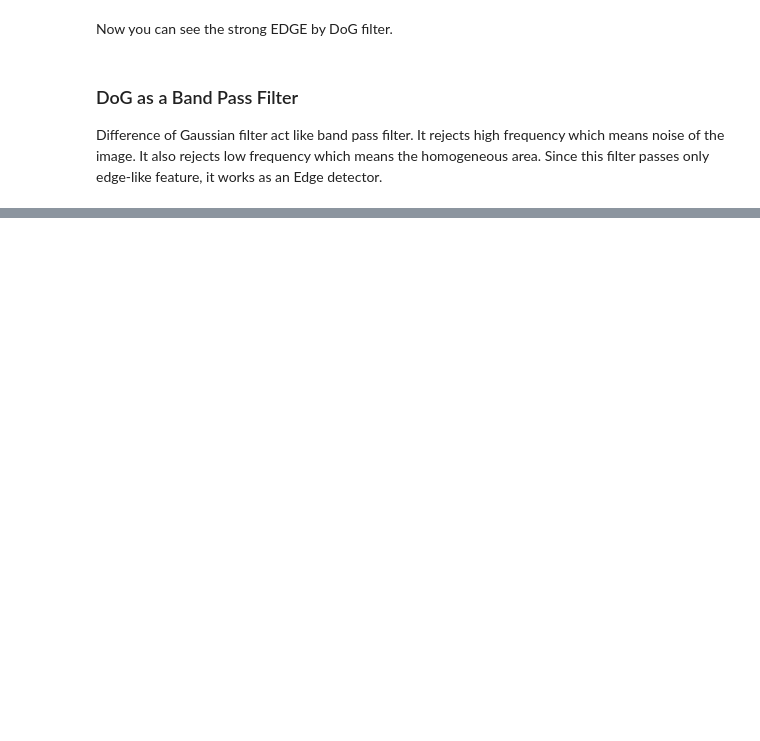
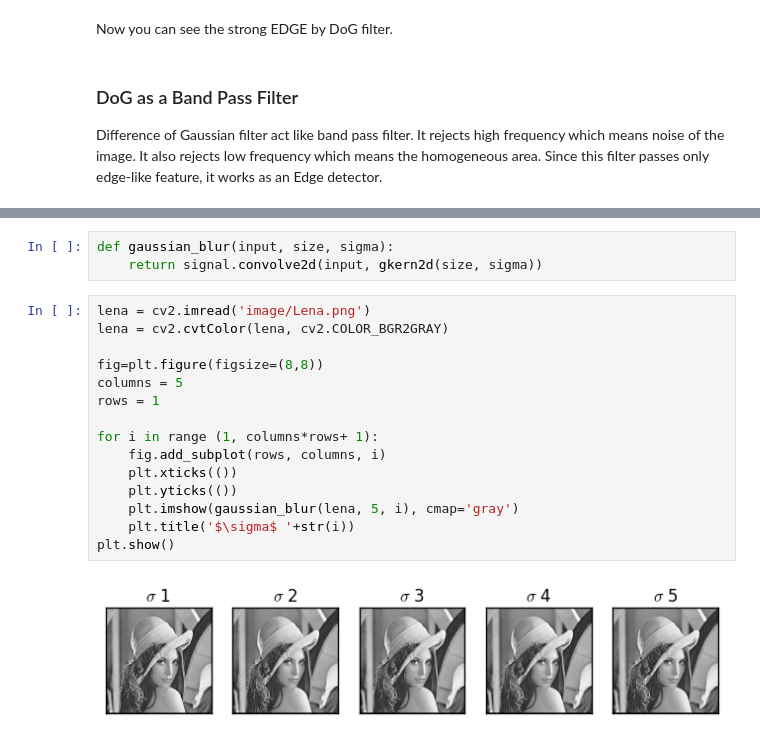
Before and after one commit to henniekim/digital_image_processing, a Jupyter notebook: filter.ipynb, the cells around one changed output, grey strips where cells are left out. Saved outputs shown, nothing was run; the diff lists cells and outputs as text; blank space fills up the shorter version.

```diff
--- a/filter.ipynb
+++ b/filter.ipynb
@@ -250,0 +265,20 @@ Difference of Gaussian filter act like band pass filter. It rejects high frequen
+# %%
+def gaussian_blur(input, size, sigma):
+    return signal.convolve2d(input, gkern2d(size, sigma))
+# %%
+lena = cv2.imread('image/Lena.png')
+lena = cv2.cvtColor(lena, cv2.COLOR_BGR2GRAY)
+
+fig=plt.figure(figsize=(8,8))
+columns = 5
+rows = 1
+
+for i in range (1, columns*rows+ 1):
+    fig.add_subplot(rows, columns, i)
+    plt.xticks(())
+    plt.yticks(())
+    plt.imshow(gaussian_blur(lena, 5, i), cmap='gray')
+    plt.title('$\sigma$ '+str(i))
+plt.show()
+# %% [output]
+[figure, added]
```
Also changed, not shown: parts of 20 cells of this notebook, 1 other file.
